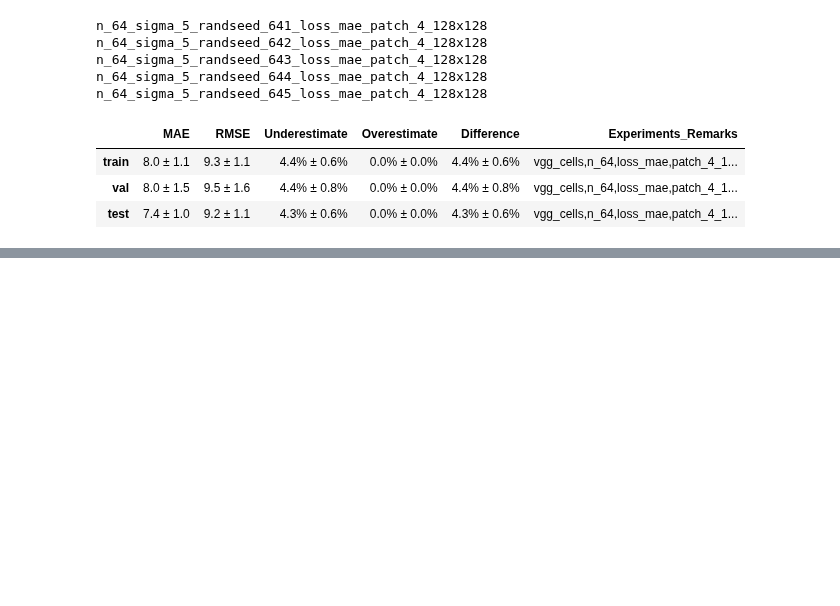
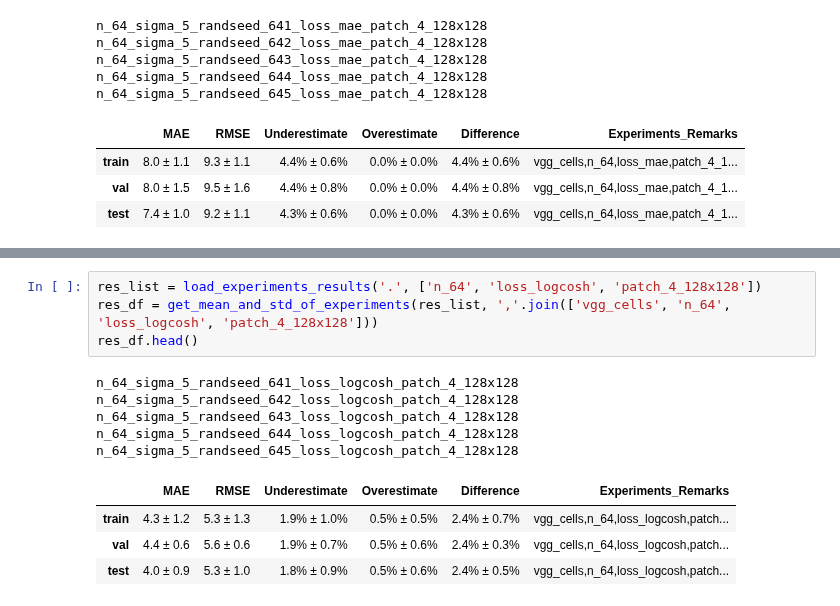
Before and after one commit to Tudor67/Object-Counting, a Jupyter notebook: experiments/1_fcrn_a/vgg_cells/experiments_stats.ipynb, the cells around one changed output, grey strips where cells are left out. Saved outputs shown, nothing was run; the diff lists cells and outputs as text; blank space fills up the shorter version.

```diff
--- a/experiments/1_fcrn_a/vgg_cells/experiments_stats.ipynb
+++ b/experiments/1_fcrn_a/vgg_cells/experiments_stats.ipynb
@@ -192,0 +213,14 @@ n_64_sigma_5_randseed_645_loss_mae_patch_4_128x128
+# %%
+res_list = load_experiments_results('.', ['n_64', 'loss_logcosh', 'patch_4_128x128'])
+res_df = get_mean_and_std_of_experiments(res_list, ','.join(['vgg_cells', 'n_64', 'loss_logcosh', 'patch_4_128x128']))
+res_df.head()
+# %% [output]
+n_64_sigma_5_randseed_641_loss_logcosh_patch_4_128x128
+n_64_sigma_5_randseed_642_loss_logcosh_patch_4_128x128
+n_64_sigma_5_randseed_643_loss_logcosh_patch_4_128x128
+n_64_sigma_5_randseed_644_loss_logcosh_patch_4_128x128
+n_64_sigma_5_randseed_645_loss_logcosh_patch_4_128x128
+|  | MAE | RMSE | Underestimate | Overestimate | Difference | Experiments_Remarks |
+| train | 4.3 ± 1.2 | 5.3 ± 1.3 | 1.9% ± 1.0% | 0.5% ± 0.5% | 2.4% ± 0.7% | vgg_cells,n_64,loss_logcosh,patch... |
+| val | 4.4 ± 0.6 | 5.6 ± 0.6 | 1.9% ± 0.7% | 0.5% ± 0.6% | 2.4% ± 0.3% | vgg_cells,n_64,loss_logcosh,patch... |
+| test | 4.0 ± 0.9 | 5.3 ± 1.0 | 1.8% ± 0.9% | 0.5% ± 0.6% | 2.4% ± 0.5% | vgg_cells,n_64,loss_logcosh,patch... |
```
Also changed, not shown: parts of 2 cells of this notebook, 25 other files.
